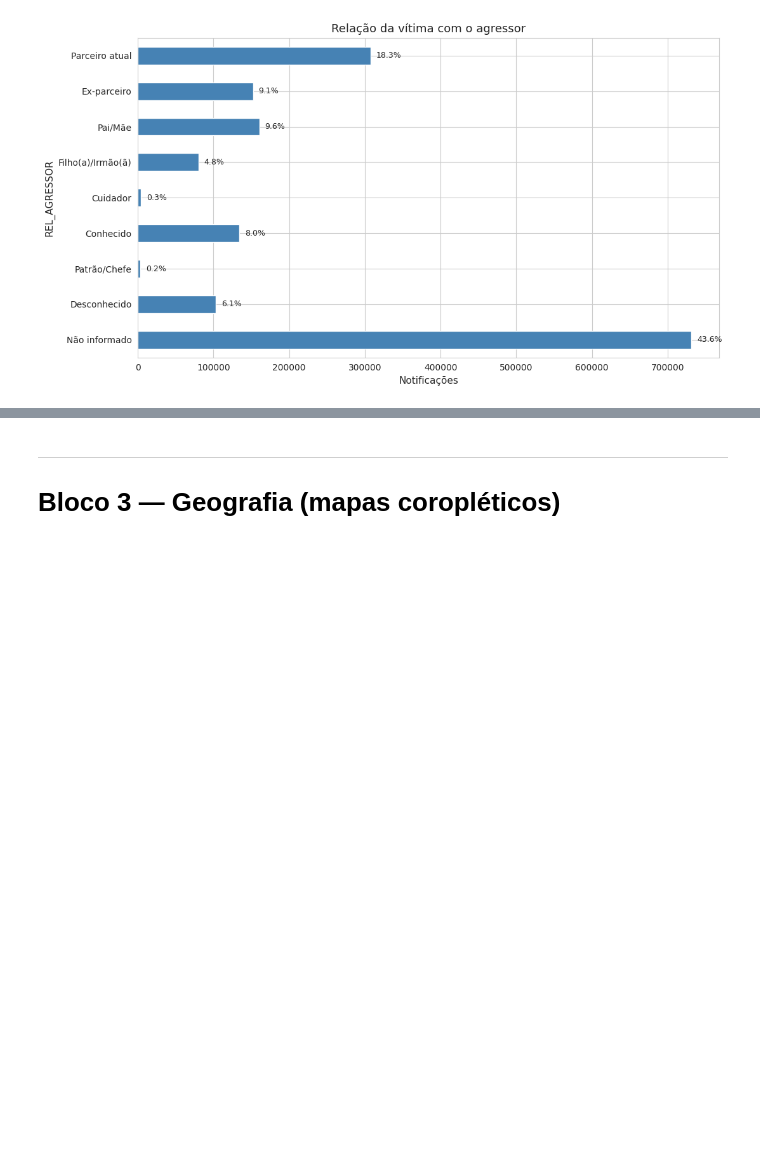
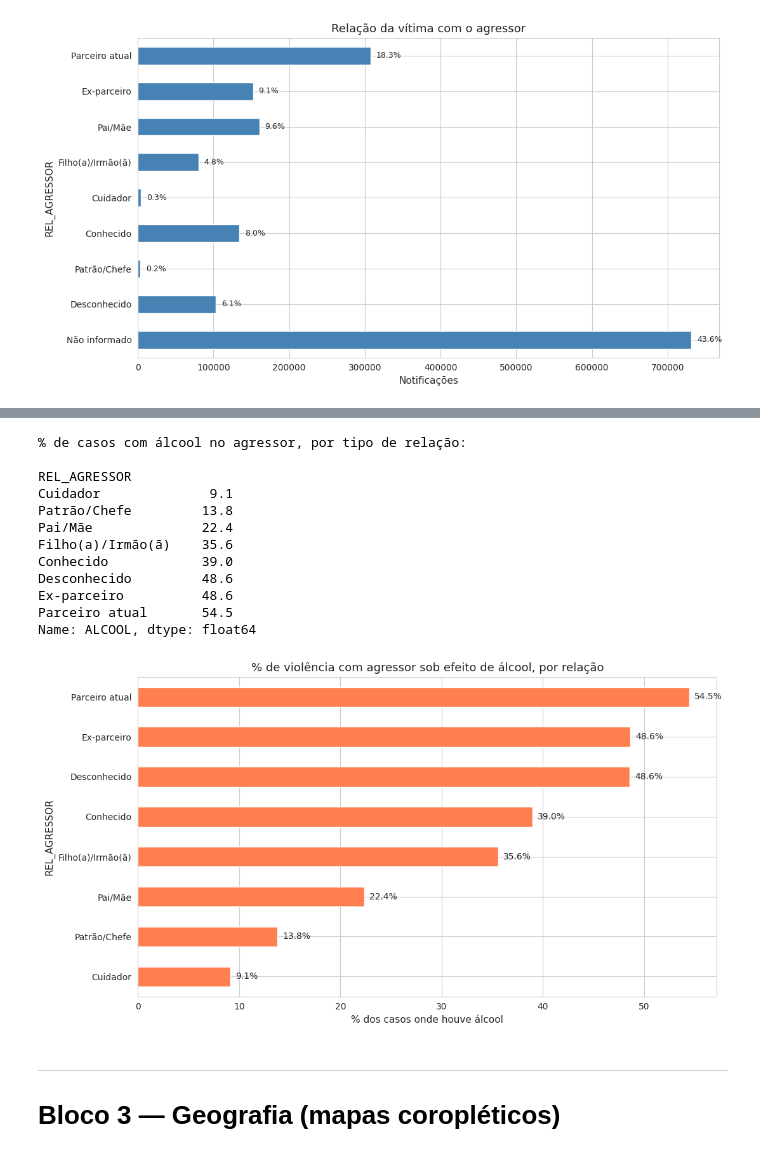
Before and after one commit to RafaelaMlucca/AnaliseViolMulher, a Jupyter notebook: 04_descritiva_v3.ipynb, the cells around one changed output, grey strips where cells are left out. Saved outputs shown, nothing was run; the diff lists cells and outputs as text; code cells hidden in the pictures; blank space fills up the shorter version.

```diff
--- a/04_descritiva_v3.ipynb
+++ b/04_descritiva_v3.ipynb
@@ -506,3 +551,48 @@ plt.tight_layout(); plt.show()
+# %%
+# ============================================================
+# 4.3 — Álcool por tipo de relação com agressor
+# ============================================================
+sub = df[
+    df['AUTOR_ALCO'].isin(['1', '2']) &
+    df['REL_AGRESSOR'].isin(ordem_rel[:-1])  # tira "Não informado"
+].copy()
+sub['ALCOOL'] = sub['AUTOR_ALCO'].map({'1': 'Sim', '2': 'Não'})
+
+# % com álcool dentro de cada relação
+tab_alco_rel = (
+    sub.groupby('REL_AGRESSOR')['ALCOOL']
+       .apply(lambda x: (x == 'Sim').mean() * 100)
+       .reindex(ordem_rel[:-1])
+       .sort_values(ascending=True)
+)
+
+print('% de casos com álcool no agressor, por tipo de relação:\n')
+print(tab_alco_rel.round(1))
+
+fig, ax = plt.subplots(figsize=(11, 6))
+tab_alco_rel.plot(kind='barh', ax=ax, color='coral')
+ax.set_title('% de violência com agressor sob efeito de álcool, por relação')
+ax.set_xlabel('% dos casos onde houve álcool')
+
+for i, v in enumerate(tab_alco_rel):
+    ax.text(v + 0.5, i, f'{v:.1f}%', va='center', fontsize=10)
+
+plt.tight_layout()
+plt.show()
+# %% [output]
+% de casos com álcool no agressor, por tipo de relação:
+
+REL_AGRESSOR
+Cuidador              9.1
+Patrão/Chefe         13.8
+Pai/Mãe              22.4
+Filho(a)/Irmão(ã)    35.6
+Conhecido            39.0
+Desconhecido         48.6
+Ex-parceiro          48.6
+Parceiro atual       54.5
+Name: ALCOOL, dtype: float64
+[figure, added]
 # %% [markdown]
 ---
 
```
Also changed, not shown: parts of 4 cells of this notebook.
